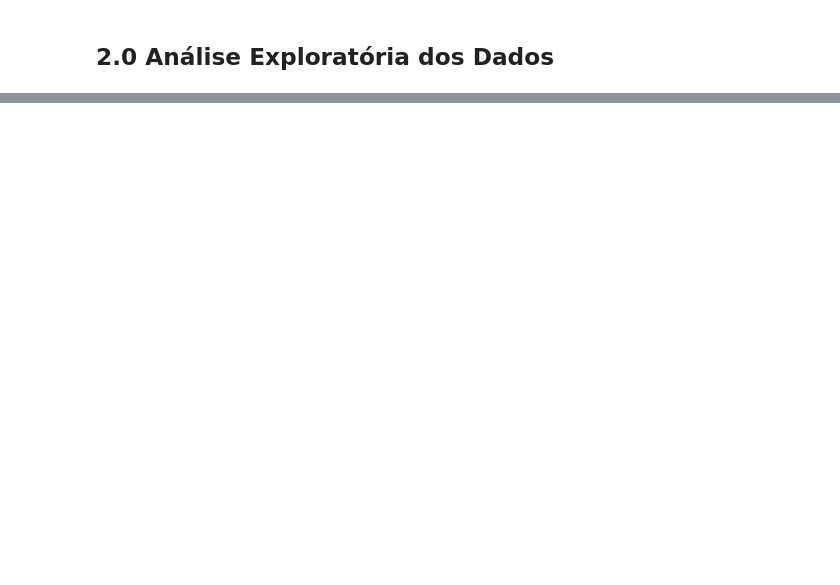
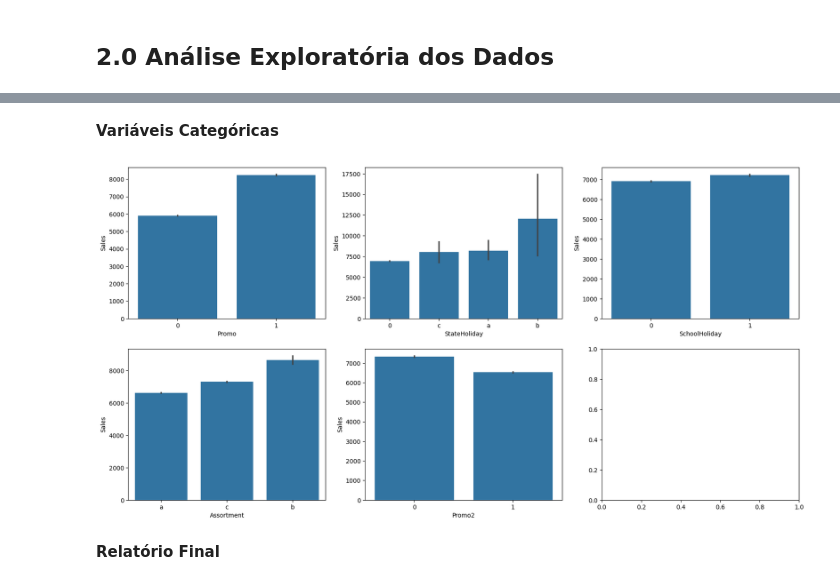
Before and after one commit to jefferson-datascience/Previsao-Vendas-Rossmann, a Jupyter notebook: Notebooks/Ciclo1.ipynb, the cells around one changed output, grey strips where cells are left out. Saved outputs shown, nothing was run; the diff lists cells and outputs as text; code cells hidden in the pictures; blank space fills up the shorter version.

```diff
--- a/Notebooks/Ciclo1.ipynb
+++ b/Notebooks/Ciclo1.ipynb
@@ -62,0 +224,14 @@ Com o conjunto de dados pronto e consolidado, vamos iniciar a nossa análise exp
+# %% [markdown]
+**Variáveis Categóricas**
+# %%
+# Variável Promo
+fig, axs = plt.subplots(2, 3, figsize=(20,10))
+sbn.barplot(data=df2.sample(n=100000), x='Promo', y='Sales', ax=axs[0,0]);
+sbn.barplot(data=df2.sample(n=100000), x='StateHoliday', y='Sales', ax=axs[0,1]);
+sbn.barplot(data=df2.sample(n=100000), x='SchoolHoliday', y='Sales', ax=axs[0,2]);
+sbn.barplot(data=df2.sample(n=100000), x='Assortment', y='Sales', ax=axs[1,0]);
+sbn.barplot(data=df2.sample(n=100000), x='Promo2', y='Sales', ax=axs[1,1]);
+# %% [output]
+[figure, added]
+# %% [markdown]
+**Relatório Final**
```
Also changed, not shown: parts of 33 cells of this notebook.
